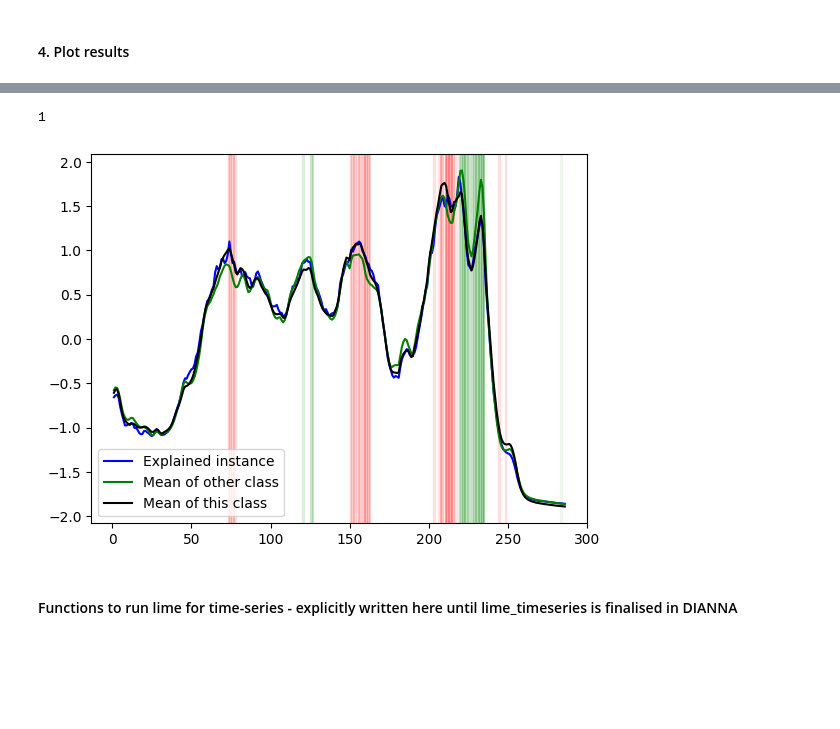
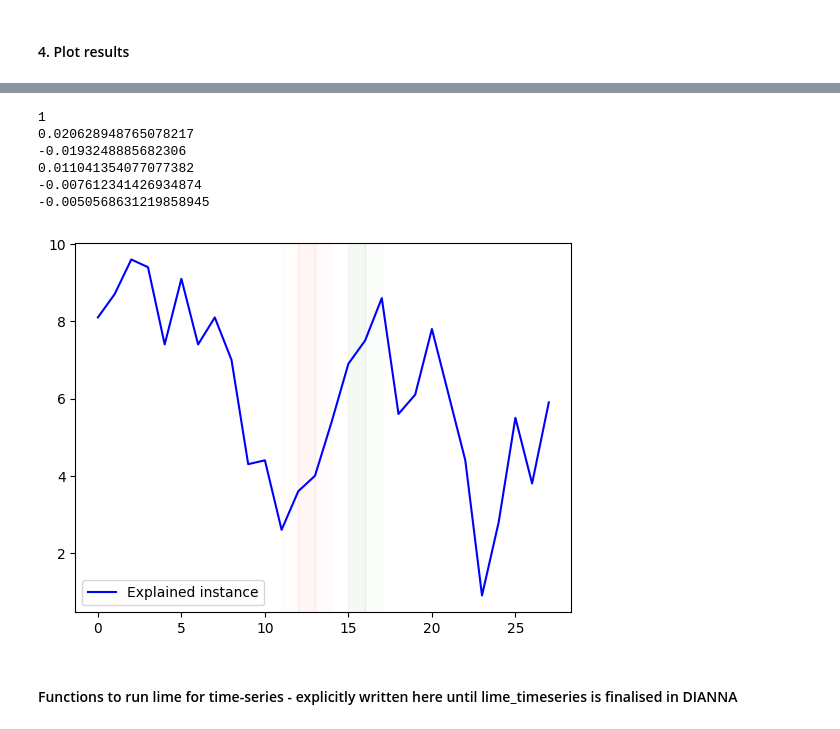
Before and after one commit to dianna-ai/dianna, a Jupyter notebook: tutorials/lime_timeseries_weather.ipynb, the cells around one changed output, grey strips where cells are left out. Saved outputs shown, nothing was run; the diff lists cells and outputs as text; code cells hidden in the pictures; blank space fills up the shorter version.

```diff
--- a/tutorials/lime_timeseries_weather.ipynb
+++ b/tutorials/lime_timeseries_weather.ipynb
@@ -243,10 +243,11 @@ series.shape
 # %%
 #inputs for Lime
 class_names = ['summer', 'winter']
-num_features = 10
+num_features = 5
 num_slices = len(input_image)
 # %%
 #Run explainer from dianna class
-explainer = lime_timeseries.LimeTimeseries()
-exp = explainer.explain(run_model, series, labels=[0,1], class_names=class_names, num_features=num_features, num_samples=100, num_slices=num_slices, method='cosine')
+from dianna.methods import lime_timeseries
+explainer = lime_timeseries.LIMETimeseries()
+exp = explainer.explain(run_model, series, labels=[0,1], class_names=class_names, num_features=num_features, num_samples=1000, num_slices=num_slices, distance_method='cosine')
 # %% [output]
@@ -262,22 +269,28 @@ exp.as_pyplot_figure()
 # %%
 import math
 values_per_slice = math.ceil(len(series) / num_slices)
 print (values_per_slice)
 plt.plot(series, color='b', label='Explained instance')
-plt.plot(coffee_test_x.iloc[15:,:].mean(), color='green', label='Mean of other class')
-plt.plot(coffee_test_x.iloc[:14,:].mean(), color='black', label='Mean of this class')
+# plt.plot(coffee_test_x.iloc[15:,:].mean(), color='green', label='Mean of other class')
+# plt.plot(coffee_test_x.iloc[:14,:].mean(), color='black', label='Mean of this class')
 plt.legend(loc='lower left')
 
 for i in range(num_features):
     feature, weight = exp.as_list()[i]
+    print (weight)
     start = feature * values_per_slice
     end = start + values_per_slice
     color = 'red' if weight < 0 else 'green'
     plt.axvspan(start , end, color=color, alpha=abs(weight*2))
 plt.show()
 # %% [output]
 1
+0.020628948765078217
+-0.0193248885682306
+0.011041354077077382
+-0.007612341426934874
+-0.0050568631219858945
-[figure, old version]
+[figure, new version]
 # %% [markdown]
 #### Functions to run lime for time-series - explicitly written here until lime_timeseries is finalised in DIANNA
 # %%
```
Also changed, not shown: parts of 3 cells of this notebook, 2 other files.
